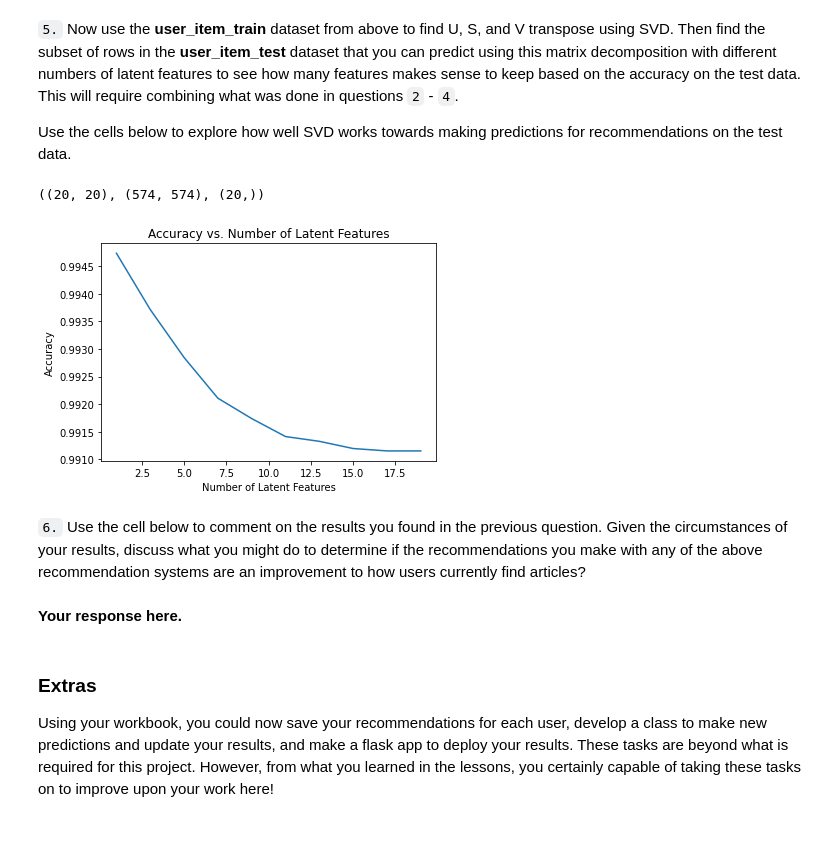
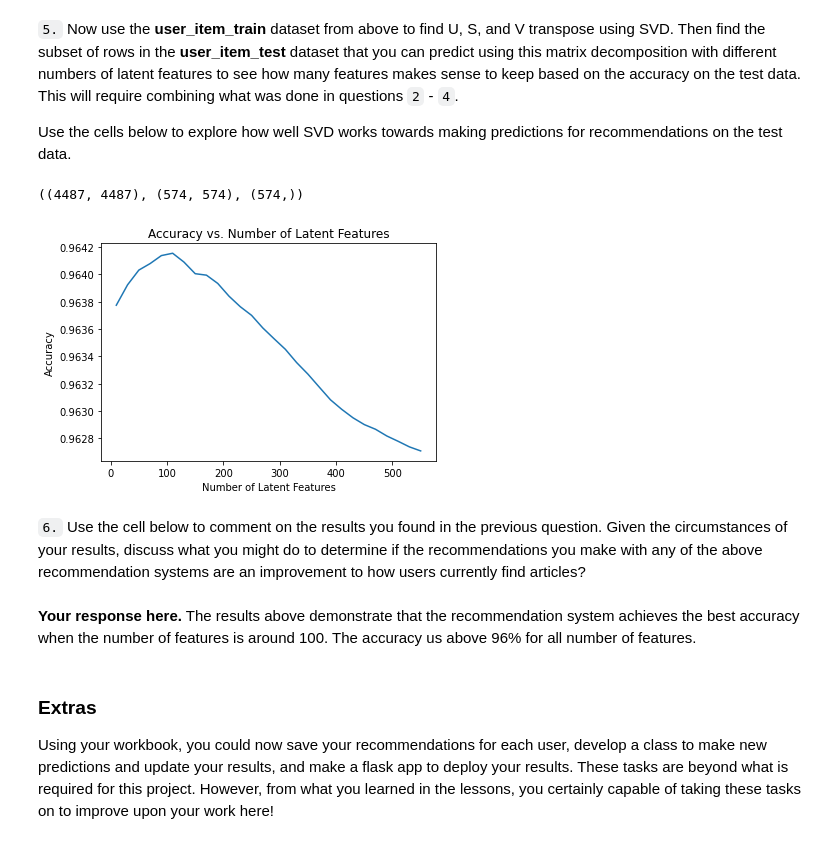
Before and after one commit to AlexWangVT/recommendation_system, a Jupyter notebook: Recommendations_with_IBM.ipynb, the cells around one changed output. Saved outputs shown, nothing was run; the diff lists cells and outputs as text; code cells hidden in the pictures.

```diff
--- a/Recommendations_with_IBM.ipynb
+++ b/Recommendations_with_IBM.ipynb
@@ -787,45 +787,50 @@ Awesome job!  That's right!  All of the test movies are in the training data, bu
 Use the cells below to explore how well SVD works towards making predictions for recommendations on the test data.
 # %%
 # fit SVD on the user_item_train matrix
-user_item_train_subset = user_item_train[user_item_train.index.isin(test_idx)][test_arts] # subset training dataset
+user_item_train_subset = user_item_train.loc[:, np.intersect1d(test_arts, user_item_train.columns)]
 u_train, s_train, vt_train = np.linalg.svd(user_item_train_subset) # fit svd similar to above then use the cells below
-user_item_train_subset.shape
 u_train.shape, vt_train.shape, s_train.shape
 # %% [output]
-((20, 20), (574, 574), (20,))
+((4487, 4487), (574, 574), (574,))
 # %%
 # Use these cells to see how well you can use the training
 # decomposition to predict on test data
 sum_errs = []
-num_latent_feats = np.arange(1,20, 2)
+num_latent_feats = np.arange(10, 570, 20)
 user_item_test = user_item_test[user_item_test.index.isin(np.intersect1d(test_idx, user_item_train.index))]
+user_id_test = user_item_test.index
+art_id_test = user_item_test.columns
+user_series = np.array(user_item_train_subset.index)
+article_series = np.array(user_item_train_subset.columns)
 
 for k in num_latent_feats:
     # restructure with k latent features
     s_new, u_new, vt_new = np.diag(s_train[:k]), u_train[:, :k], vt_train[:k, :]
 
-    # take dot product
-    user_item_est = np.around(np.dot(np.dot(u_new, s_new), vt_new))
-
     # compute error for each prediction to actual value
-
-    diffs = np.subtract(user_item_test, user_item_est)
+    sse = 0
+    for user_id in user_id_test:
+        user_row = np.where(user_series == user_id)[0][0]
+        for art_id in art_id_test:
+            art_col = np.where(article_series == art_id)[0][0]
+            diffs = user_item_test.loc[user_id, art_id] - np.dot(u_new[user_row, :], vt_new[:, art_col])
+            sse += diffs**2
 
     # total errors and keep track of them
-    err = np.sum(np.sum(np.abs(diffs)))
-    sum_errs.append(err)
+    sum_errs.append(sse)
 
 
-plt.plot(num_latent_feats, 1 - np.array(sum_errs)/df.shape[0]);
+plt.plot(num_latent_feats, 1 - np.array(sum_errs)/df_test.shape[0]);
 plt.xlabel('Number of Latent Features');
 plt.ylabel('Accuracy');
 plt.title('Accuracy vs. Number of Latent Features');
 # %% [output]
-[figure, old version]
+[figure, new version]
 # %% [markdown]
 `6.` Use the cell below to comment on the results you found in the previous question. Given the circumstances of your results, discuss what you might do to determine if the recommendations you make with any of the above recommendation systems are an improvement to how users currently find articles?
-# %% [markdown]
-**Your response here.**
+# %% [markdown]
+**Your response here.**
+The results above demonstrate that the recommendation system achieves the best accuracy when the number of features is around 100. The accuracy us above 96% for all number of features.
 # %% [markdown]
 <a id='conclusions'></a>
 ### Extras
```
